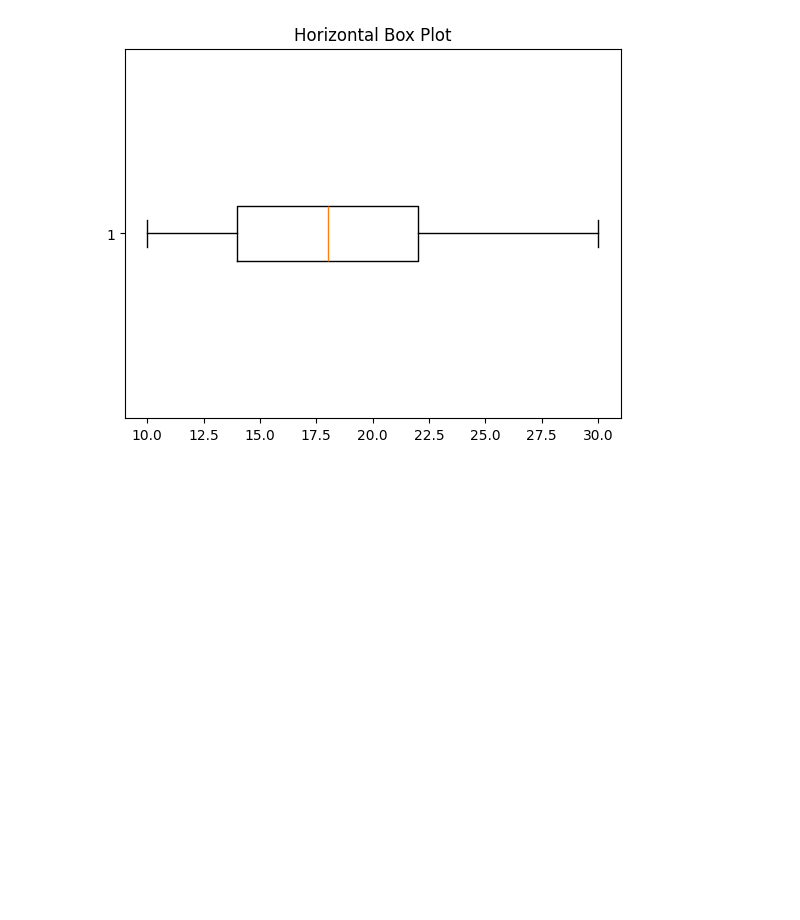
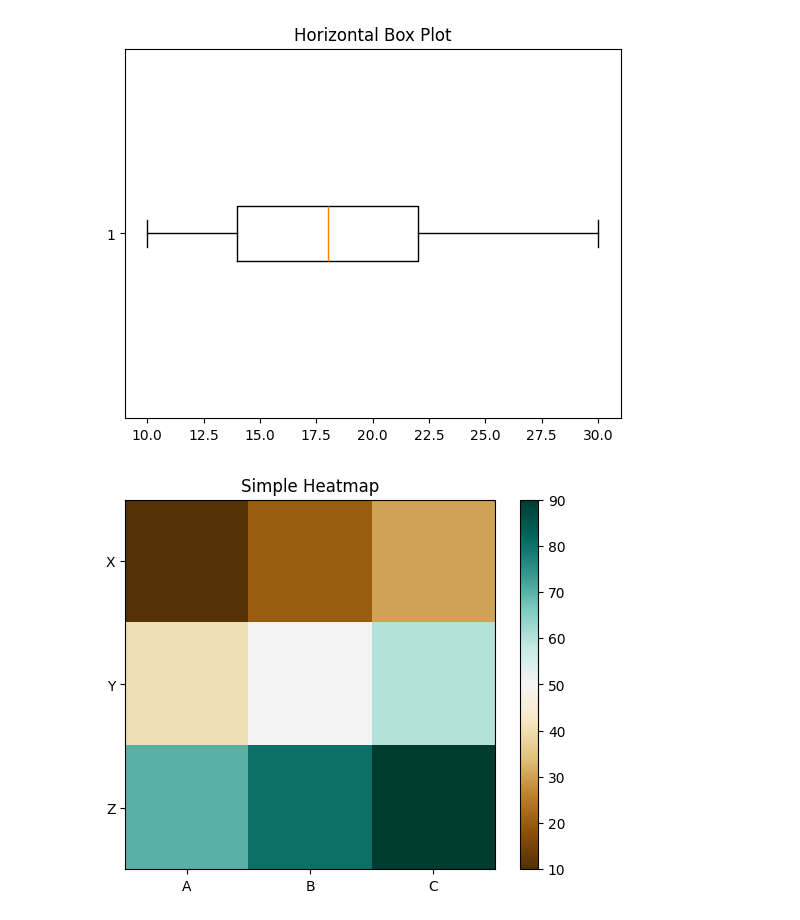
Before and after one commit to rohitkuma6443/Python, a Jupyter notebook: 22.Matplotlip.ipynb, the cells around one changed output. Drawn from its saved outputs; the diff is of its cells as text; code cells hidden in the pictures; blank space fills up the shorter version.

```diff
--- a/22.Matplotlip.ipynb
+++ b/22.Matplotlip.ipynb
@@ -378,3 +378,29 @@ plt.title("Horizontal Box Plot")
 plt.show()
 # %% [output]
 [figure]
+# %%
+import matplotlib.pyplot as plt
+import numpy as np
+
+# Sample data (matrix)
+data = np.array([
+    [10, 20, 30],
+    [40, 50, 60],
+    [70, 80, 90]
+])
+
+# Create heatmap
+plt.imshow(data, cmap='BrBG')
+
+# Add color bar (legend for values)
+plt.colorbar()
+
+# Add labels
+plt.title("Simple Heatmap")
+plt.xticks([0, 1, 2], ["A", "B", "C"])
+plt.yticks([0, 1, 2], ["X", "Y", "Z"])
+
+# Show plot
+plt.show()
+# %% [output]
+[figure, added]
```
Also changed, not shown: parts of 7 cells of this notebook.
